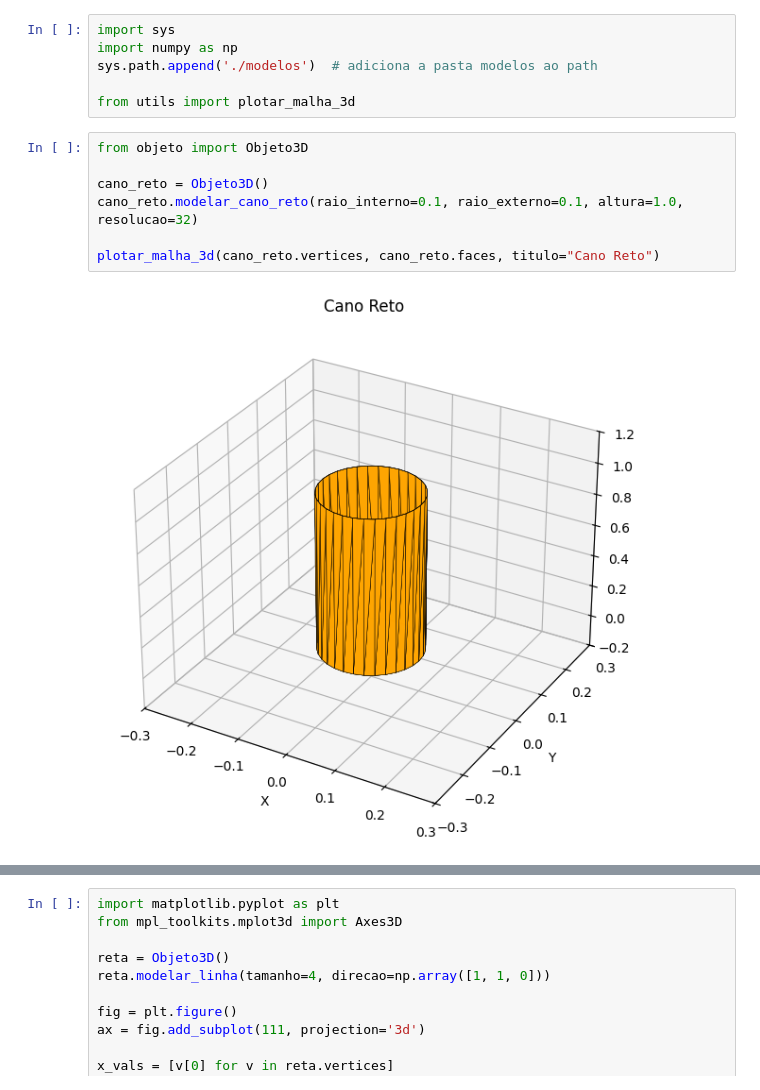
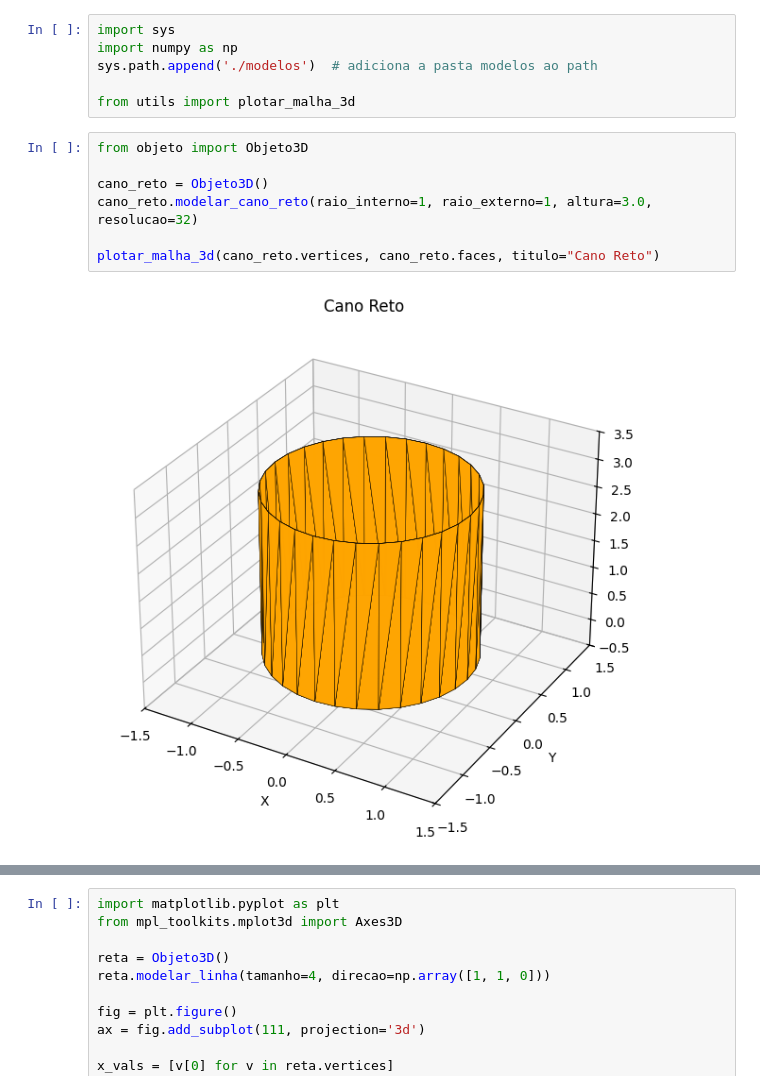
Before and after one commit to MabiuMoura/computa-o-grafica, a Jupyter notebook: main_scene.ipynb, the cells around one changed output, grey strips where cells are left out. Cells and saved outputs as stored; diff of their text form.

```diff
--- a/main_scene.ipynb
+++ b/main_scene.ipynb
@@ -26,12 +28,12 @@ from utils import plotar_malha_3d
 # %%
 from objeto import Objeto3D
 
 cano_reto = Objeto3D()
-cano_reto.modelar_cano_reto(raio_interno=0.1, raio_externo=0.1, altura=1.0, resolucao=32)
+cano_reto.modelar_cano_reto(raio_interno=1, raio_externo=1, altura=3.0, resolucao=32)
 
 plotar_malha_3d(cano_reto.vertices, cano_reto.faces, titulo="Cano Reto")
 # %% [output]
-[figure, old version]
+[figure, new version]
 # %%
 cano_curvado = Objeto3D()
 
```
Also changed, not shown: parts of 9 cells of this notebook, 7 other files.
